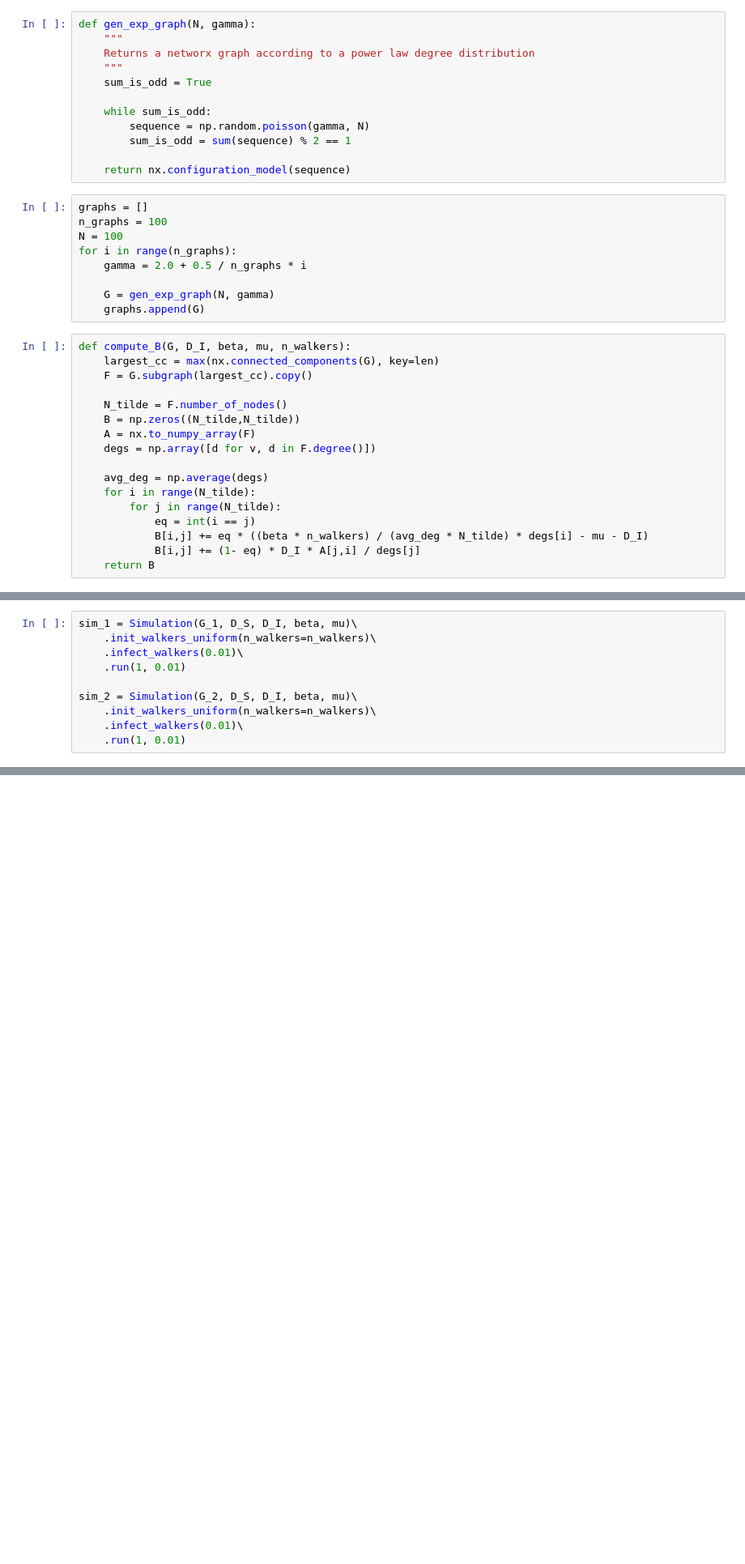
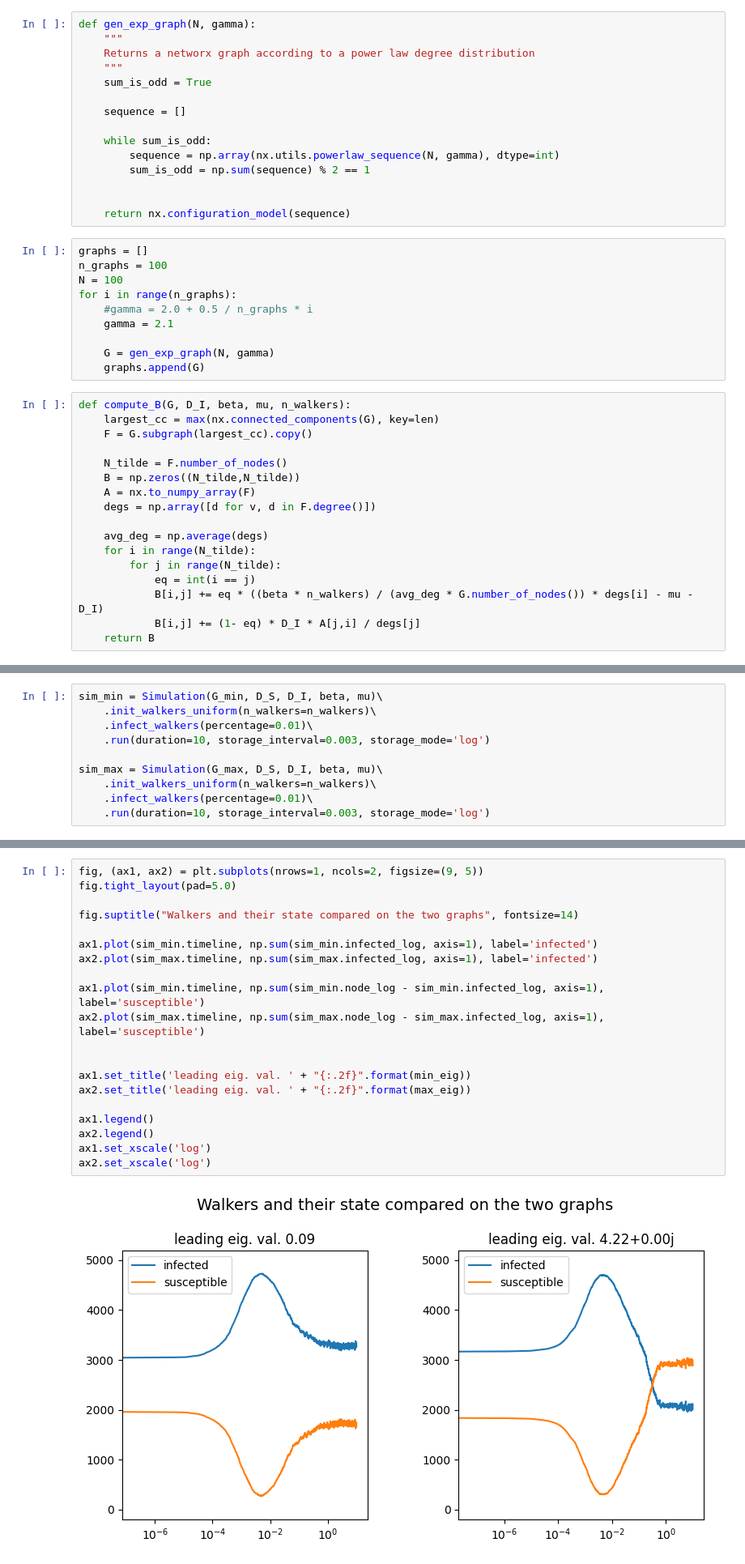
Before and after one commit to andrinr/uzh-networks, a Jupyter notebook: ex11/main.ipynb, the cells around one changed output, grey strips where cells are left out. Shown at 81% size. Cells and saved outputs as stored; diff of their text form; blank space fills up the shorter version.

```diff
--- a/ex11/main.ipynb
+++ b/ex11/main.ipynb
@@ -11,9 +11,12 @@ def gen_exp_graph(N, gamma):
     """
     sum_is_odd = True
 
+    sequence = []
+
     while sum_is_odd:
-        sequence = np.random.poisson(gamma, N)
-        sum_is_odd = sum(sequence) % 2 == 1
+        sequence = np.array(nx.utils.powerlaw_sequence(N, gamma), dtype=int)
+        sum_is_odd = np.sum(sequence) % 2 == 1
+
 
     return nx.configuration_model(sequence)
 # %%
@@ -21,7 +24,8 @@ graphs = []
 n_graphs = 100
 N = 100
 for i in range(n_graphs):
-    gamma = 2.0 + 0.5 / n_graphs * i
+    #gamma = 2.0 + 0.5 / n_graphs * i
+    gamma = 2.1
 
     G = gen_exp_graph(N, gamma)
     graphs.append(G)
@@ -39,7 +43,7 @@ def compute_B(G, D_I, beta, mu, n_walkers):
     for i in range(N_tilde):
         for j in range(N_tilde):
             eq = int(i == j)
-            B[i,j] += eq * ((beta * n_walkers) / (avg_deg * N_tilde) * degs[i] - mu - D_I)
+            B[i,j] += eq * ((beta * n_walkers) / (avg_deg * G.number_of_nodes()) * degs[i] - mu - D_I)
             B[i,j] += (1- eq) * D_I * A[j,i] / degs[j]
     return B
 # %%
@@ -83,10 +83,10 @@ nx.draw(G_2, node_size = 10, with_labels = True, ax = ax2)
 # %%
-sim_1 = Simulation(G_1, D_S, D_I, beta, mu)\
+sim_min = Simulation(G_min, D_S, D_I, beta, mu)\
     .init_walkers_uniform(n_walkers=n_walkers)\
-    .infect_walkers(0.01)\
-    .run(1, 0.01)
+    .infect_walkers(percentage=0.01)\
+    .run(duration=10, storage_interval=0.003, storage_mode='log')
 
-sim_2 = Simulation(G_2, D_S, D_I, beta, mu)\
+sim_max = Simulation(G_max, D_S, D_I, beta, mu)\
     .init_walkers_uniform(n_walkers=n_walkers)\
-    .infect_walkers(0.01)\
-    .run(1, 0.01)
+    .infect_walkers(percentage=0.01)\
+    .run(duration=10, storage_interval=0.003, storage_mode='log')
@@ -100,0 +93,22 @@ ax.plot(sim_2.timeline, np.sum(sim_2.infected_log, axis=1), label='infected')
+# %%
+fig, (ax1, ax2) = plt.subplots(nrows=1, ncols=2, figsize=(9, 5))
+fig.tight_layout(pad=5.0)
+
+fig.suptitle("Walkers and their state compared on the two graphs", fontsize=14)
+
+ax1.plot(sim_min.timeline, np.sum(sim_min.infected_log, axis=1), label='infected')
+ax2.plot(sim_max.timeline, np.sum(sim_max.infected_log, axis=1), label='infected')
+
+ax1.plot(sim_min.timeline, np.sum(sim_min.node_log - sim_min.infected_log, axis=1), label='susceptible')
+ax2.plot(sim_max.timeline, np.sum(sim_max.node_log - sim_max.infected_log, axis=1), label='susceptible')
+
+
+ax1.set_title('leading eig. val. ' + "{:.2f}".format(min_eig))
+ax2.set_title('leading eig. val. ' + "{:.2f}".format(max_eig))
+
+ax1.legend()
+ax2.legend()
+ax1.set_xscale('log')
+ax2.set_xscale('log')
+# %% [output]
+[figure, added]
```
Also changed, not shown: parts of 11 cells of this notebook, 3 other files.
